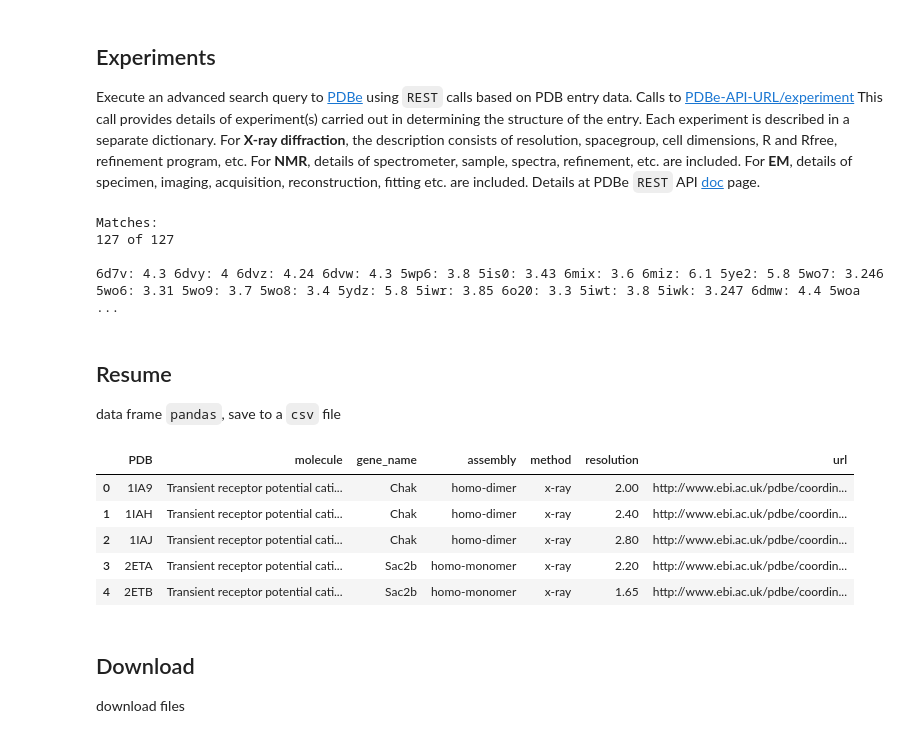
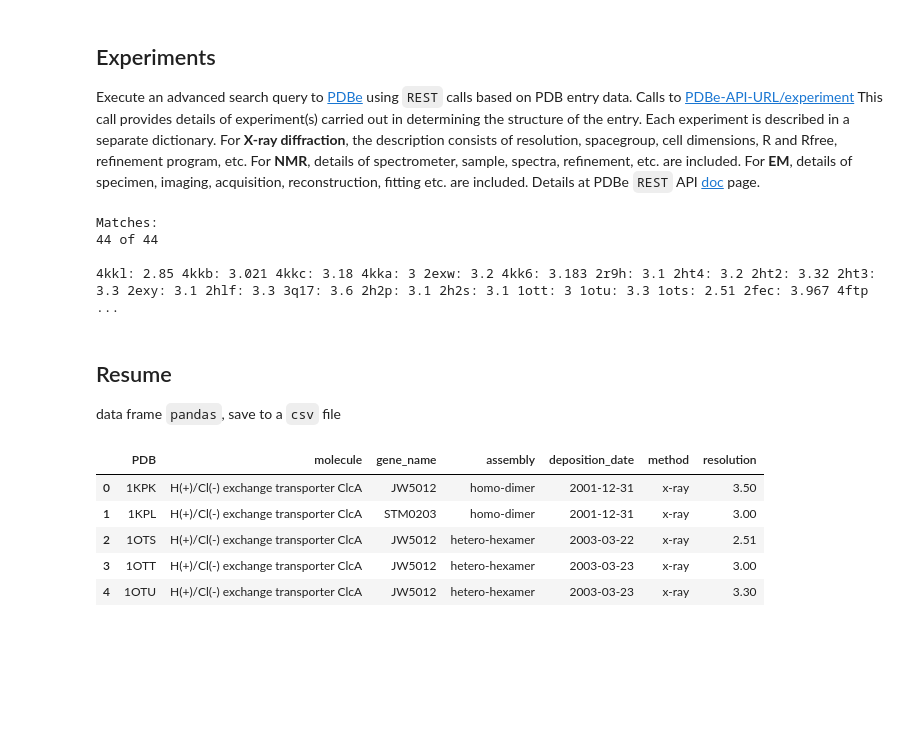
Before and after one commit to alejogiley/pypoc, a Jupyter notebook: examples/experimental_maps.ipynb, the cells around one changed output. Drawn from its saved outputs; the diff is of its cells as text; code cells hidden in the pictures; blank space fills up the shorter version.

Commit message:
update experimental_maps

```diff
--- a/examples/experimental_maps.ipynb
+++ b/examples/experimental_maps.ipynb
@@ -61,3 +70,6 @@ Matches:
+# %%
+# lets clean the subfixes in PDB list
+pdb_list = [pdb.split(':')[0] for pdb in pdb_list]
 # %% [markdown]
 Molecules in the entry
 ------
@@ -98,9 +111,11 @@ if description.status_code == 200:
 
         # fill dataset
         if len(macromolecules_mole_names) > 0:
-            dataset['{0}'.format(k.upper())] = {'molecule': macromolecules_mole_names[0]}
+            dataset['{0}'.format(k.upper())] = {'molecule':
+                                                macromolecules_mole_names[0]}
         if len(macromolecules_gene_names) > 0:
-            dataset['{0}'.format(k.upper())].update({'gene_name': macromolecules_gene_names[0]})
+            dataset['{0}'.format(k.upper())].update({'gene_name':
+                                                     macromolecules_gene_names[0]})
 
         # example results
         try:
@@ -141,12 +156,13 @@ if description.status_code == 200:
 
     # read summary sections
     for k, v in pdb_summary.items():
-        # Assembly composition / multimeric state
+        ## depostion date / assembly composition / multimeric state
+        structure_deposition_date = find_json(v, "deposition_date")
         structure_assemblies_form = find_json(v, "assemblies")[0]['form']
         structure_assemblies_name = find_json(v, "assemblies")[0]['name']
         multimeric_assembly_state = (structure_assemblies_form + "-" +
                                      structure_assemblies_name)
-        # experimental method info
+        ## experimental method info
         experimental_method_class = find_json(v, "experimental_method_class")
 
         ## test experimental method class >
@@ -156,8 +172,12 @@ if description.status_code == 200:
                   % experimental_method_class[0])
 
         # fill dataset
-        dataset['{0}'.format(k.upper())].update({'assembly': multimeric_assembly_state})
-        dataset['{0}'.format(k.upper())].update({'method': experimental_method_class[0]})
+        dataset['{0}'.format(k.upper())].update({'assembly':
+                                                 multimeric_assembly_state})
+        dataset['{0}'.format(k.upper())].update({'method':
+                                                 experimental_method_class[0]})
+        dataset['{0}'.format(k.upper())].update({'deposition_date':
+                                                 "".join(structure_deposition_date)})
 
         # example results
         print('{0}: {1}'.format(k, experimental_method_class[0]), end =" ")
@@ -194,7 +214,7 @@ if description.status_code == 200:
 
     # read method sections
     for k, v in exp_summary.items():
-        # experimental method info
+        ## experimental method info
         experimental_method_class = find_json(v, "experimental_method_class")
         experimental_rressolution = find_json(v, "resolution")
         experimental_datasets_url = find_urls(v, k)
@@ -205,23 +225,23 @@ if description.status_code == 200:
             experimental_rressolution = [0.0]
 
         ## check if working url link was generated
-        check_urls(experimental_datasets_url[0])
+        #\ check_urls(experimental_datasets_url[0])
 
-        # fill dataset
-        # check experimental_method_class!
+        ## fill dataset
+        ## check experimental_method_class!
         dataset['{0}'.format(k.upper())].update({'resolution': experimental_rressolution[0]})
-        dataset['{0}'.format(k.upper())].update({'url': experimental_datasets_url[0]})
+        #\ dataset['{0}'.format(k.upper())].update({'url': experimental_datasets_url[0]})
 
-        # results
+        ## results
         print('{0}: {1}'.format(k, experimental_rressolution[0]), end =" ")
 
 else:
     print("Failed to retrieve results")
 # %% [output]
 Matches:
-127 of 127
+44 of 44
 
-6d7v: 4.3 6dvy: 4 6dvz: 4.24 6dvw: 4.3 5wp6: 3.8 5is0: 3.43 6mix: 3.6 6miz: 6.1 5ye2: 5.8 5wo7: 3.246 5wo6: 3.31 5wo9: 3.7 5wo8: 3.4 5ydz: 5.8 5iwr: 3.85 6o20: 3.3 5iwt: 3.8 5iwk: 3.247 6dmw: 4.4 5woa ...
+4kkl: 2.85 4kkb: 3.021 4kkc: 3.18 4kka: 3 2exw: 3.2 4kk6: 3.183 2r9h: 3.1 2ht4: 3.2 2ht2: 3.32 2ht3: 3.3 2exy: 3.1 2hlf: 3.3 3q17: 3.6 2h2p: 3.1 2h2s: 3.1 1ott: 3 1otu: 3.3 1ots: 2.51 2fec: 3.967 4ftp ...
 # %% [markdown]
 Resume
 ---------
@@ -229,18 +249,24 @@ data frame `pandas`, save to a `csv` file
 # %%
 # show dataset_summary as dataframe
 data = pd.DataFrame.from_dict(dataset, orient='index').reset_index()
+
+# change format to datetime
+data['deposition_date'] = pd.to_datetime(data['deposition_date'],
+                                         infer_datetime_format=True)
+
 # changing index cols with rename()
 data.rename(columns = {'index':'PDB'}, inplace = True)
+
+# change objects to category
+for name in ['PDB', 'molecule', 'gene_name', 'assembly', 'method']:
+    data[name] = data[name].astype('category')
+
 # show dataframe
 data.head()
 # %% [output]
-|  | PDB | molecule | gene_name | assembly | method | resolution | url |
-| 0 | 1IA9 | Transient receptor potential cati... | Chak | homo-dimer | x-ray | 2.00 | http://www.ebi.ac.uk/pdbe/coordin... |
-| 1 | 1IAH | Transient receptor potential cati... | Chak | homo-dimer | x-ray | 2.40 | http://www.ebi.ac.uk/pdbe/coordin... |
-| 2 | 1IAJ | Transient receptor potential cati... | Chak | homo-dimer | x-ray | 2.80 | http://www.ebi.ac.uk/pdbe/coordin... |
-| 3 | 2ETA | Transient receptor potential cati... | Sac2b | homo-monomer | x-ray | 2.20 | http://www.ebi.ac.uk/pdbe/coordin... |
-| 4 | 2ETB | Transient receptor potential cati... | Sac2b | homo-monomer | x-ray | 1.65 | http://www.ebi.ac.uk/pdbe/coordin... |
+|  | PDB | molecule | gene_name | assembly | deposition_date | method | resolution |
+| 0 | 1KPK | H(+)/Cl(-) exchange transporter ClcA | JW5012 | homo-dimer | 2001-12-31 | x-ray | 3.50 |
+| 1 | 1KPL | H(+)/Cl(-) exchange transporter ClcA | STM0203 | homo-dimer | 2001-12-31 | x-ray | 3.00 |
+| 2 | 1OTS | H(+)/Cl(-) exchange transporter ClcA | JW5012 | hetero-hexamer | 2003-03-22 | x-ray | 2.51 |
+| 3 | 1OTT | H(+)/Cl(-) exchange transporter ClcA | JW5012 | hetero-hexamer | 2003-03-23 | x-ray | 3.00 |
+| 4 | 1OTU | H(+)/Cl(-) exchange transporter ClcA | JW5012 | hetero-hexamer | 2003-03-23 | x-ray | 3.30 |
-# %% [markdown]
-Download
---------
-download files
```
Also changed, not shown: parts of 14 cells of this notebook, 1 other file.
